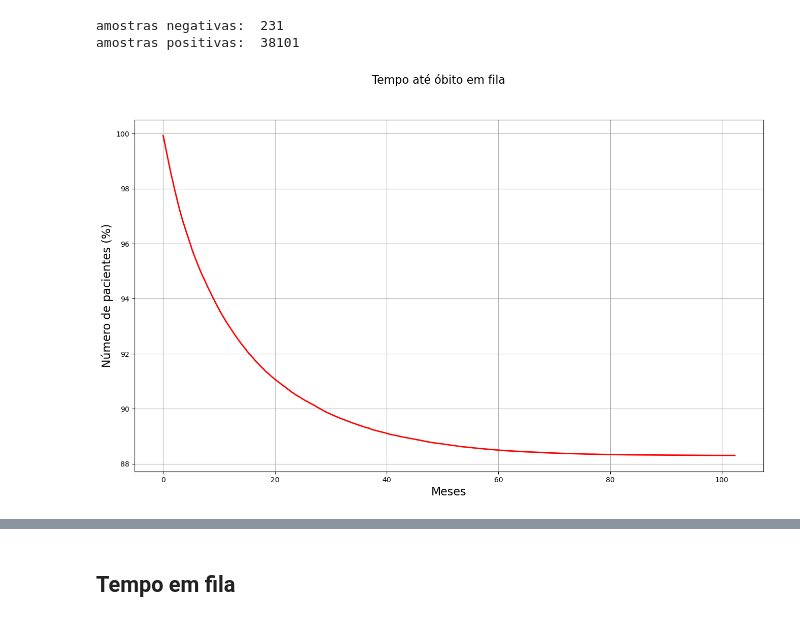
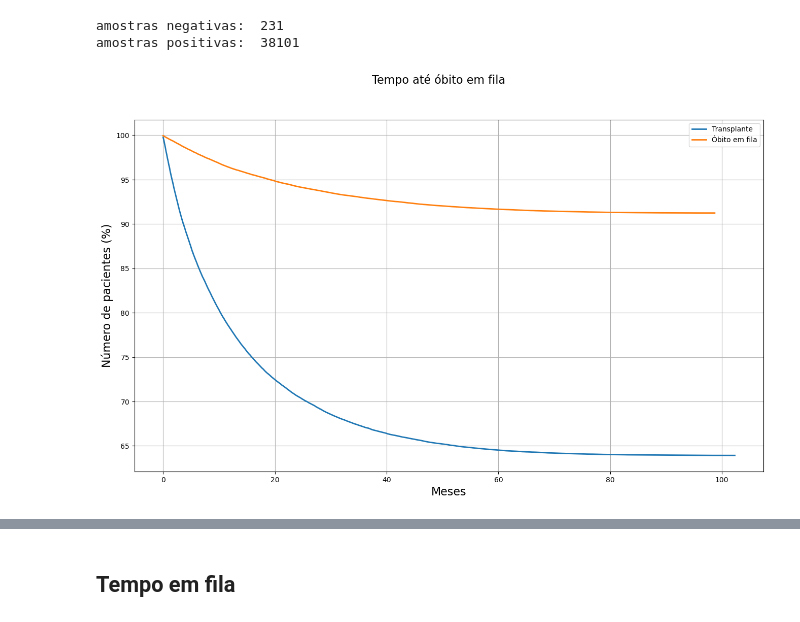
Before and after one commit to Esterci/SNT_table_study, a Jupyter notebook: estudo_inicial/kaplan-meier.ipynb, the cells around one changed output, grey strips where cells are left out. Saved outputs shown, nothing was run; the diff lists cells and outputs as text; code cells hidden in the pictures.

```diff
--- a/estudo_inicial/kaplan-meier.ipynb
+++ b/estudo_inicial/kaplan-meier.ipynb
@@ -769,8 +762,8 @@ Data columns (total 30 columns):
 dtypes: datetime64[ns](5), float64(1), int64(1), object(23)
 memory usage: 25.0+ MB
 # %%
-df_result_pre_pro = df_result.dropna(subset=["Data do Transplante"])
-df_result_pre_pro.info()
+df_result_tx = df_result_tx.dropna(subset=["Data do Transplante"])
+df_result_tx.info()
 # %% [output]
 <class 'pandas.core.frame.DataFrame'>
 Index: 38332 entries, 124877PB to 328798MG
@@ -792,47 +795,48 @@ memory usage: 9.1+ MB
 # %%
-delta_t = (
+delta_t_tx = (
     (
-        df_result_pre_pro["Data do Transplante"].values
-        - df_result_pre_pro["Data da Inscrição_insc"].values
+        df_result_tx["Data do Transplante"].values
+        - df_result_tx["Data da Inscrição_insc"].values
     )
     / np.timedelta64(1, "D")
     / 30
 )
 # %%
-delta_t_negativo = delta_t[delta_t < 0]
-delta_t_positivo = delta_t[delta_t >= 0]
+delta_t_tx_negativo = delta_t_tx[delta_t_tx < 0]
+delta_t_tx_positivo = delta_t_tx[delta_t_tx >= 0]
 
-print("amostras negativas: ", len(delta_t_negativo))
-print("amostras positivas: ", len(delta_t_positivo))
+print("amostras negativas: ", len(delta_t_tx_negativo))
+print("amostras positivas: ", len(delta_t_tx_positivo))
 # %% [output]
 amostras negativas:  231
 amostras positivas:  38101
 # %%
-unique_delta, count = np.unique(delta_t_positivo, return_counts=True)
+unique_delta_tx, count = np.unique(delta_t_tx_positivo, return_counts=True)
 
-percentage = []
+percentage_tx = []
 acumulada = 100
 
-for delta, n_vezes in zip(unique_delta, count):
+for delta, n_vezes in zip(unique_delta_tx, count):
     acumulada -= (n_vezes / n_amostras) * 100
-    percentage.append(acumulada)
+    percentage_tx.append(acumulada)
 # %%
 import matplotlib.pyplot as plt
 
 fig = plt.figure(figsize=[16, 9])
 fig.suptitle("Tempo até óbito em fila", fontsize=16)
 
 # Plotando 2D
 
 ax = fig.add_subplot(1, 1, 1)
 
 ax.set_ylabel("Número de pacientes (%)", fontsize=16)
 ax.set_xlabel("Meses", fontsize=16)
 
-ax.plot(unique_delta, percentage, "r", linewidth=2)
+ax.plot(unique_delta_tx, percentage_tx, linewidth=2,label="Transplante")
+ax.plot(unique_delta_obt, percentage_obt, linewidth=2,label="Óbito em fila")
 
 ax.grid()
-
+ax.legend()
 plt.show()
 # %% [output]
-[figure, old version]
+[figure, new version]
```
Also changed, not shown: parts of 18 cells of this notebook.
